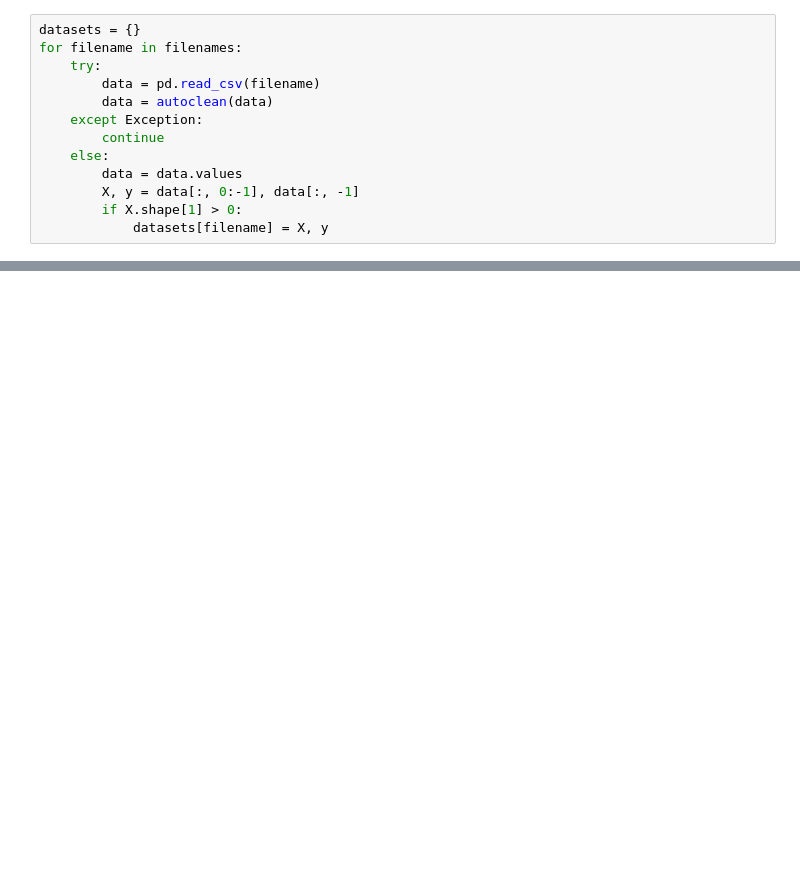
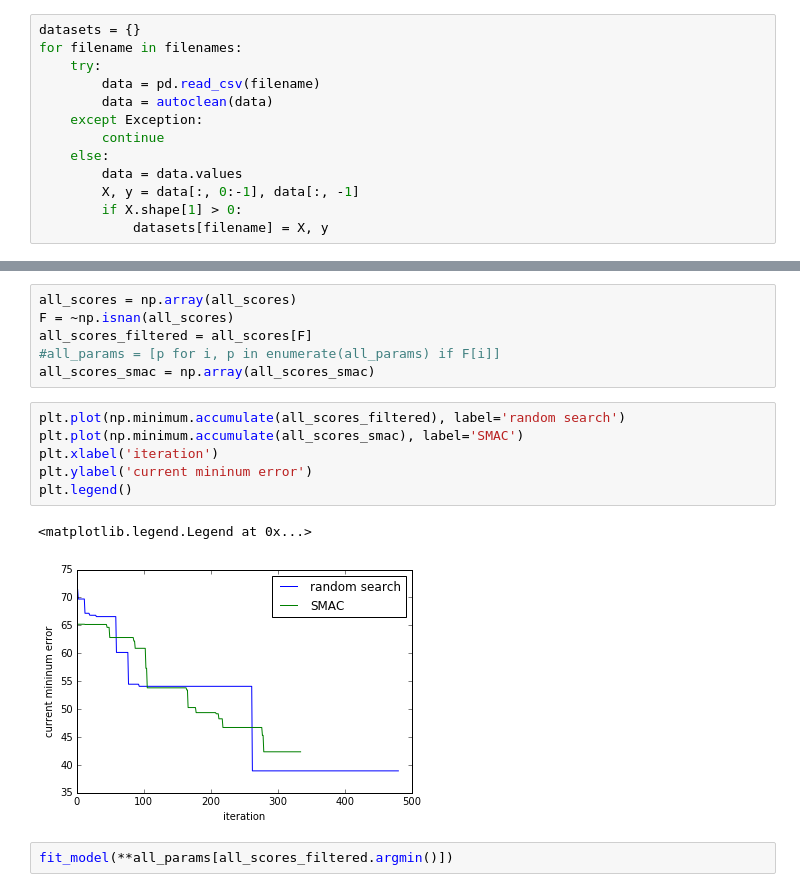
Before and after one commit to mehdidc/fun, a Jupyter notebook: ipynb/earth-uci.ipynb, the cells around one changed output, grey strips where cells are left out. Drawn from its saved outputs; the diff is of its cells as text; blank space fills up the shorter version.

```diff
--- a/ipynb/earth-uci.ipynb
+++ b/ipynb/earth-uci.ipynb
@@ -99,3 +144,20 @@ for i, param in enumerate(params):
+# %%
+all_scores = np.array(all_scores)
+F = ~np.isnan(all_scores)
+all_scores_filtered = all_scores[F]
+#all_params = [p for i, p in enumerate(all_params) if F[i]]
+all_scores_smac = np.array(all_scores_smac)
+# %%
+plt.plot(np.minimum.accumulate(all_scores_filtered), label='random search')
+plt.plot(np.minimum.accumulate(all_scores_smac), label='SMAC')
+plt.xlabel('iteration')
+plt.ylabel('current mininum error')
+plt.legend()
+# %% [output]
+<matplotlib.legend.Legend at 0x...>
+[figure, added]
+# %%
+fit_model(**all_params[all_scores_filtered.argmin()])
 # %%
 from sklearn.svm import SVR
 
```
Also changed, not shown: parts of 9 cells of this notebook, 8 other files.
